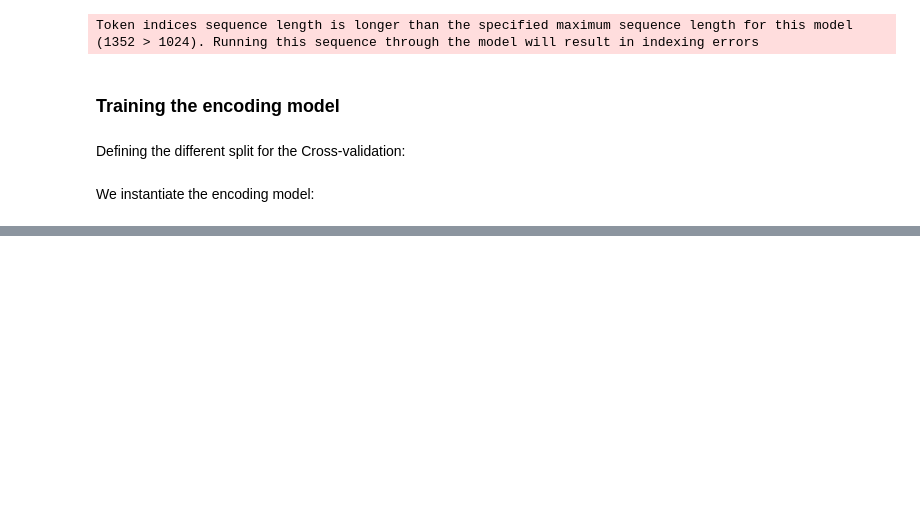
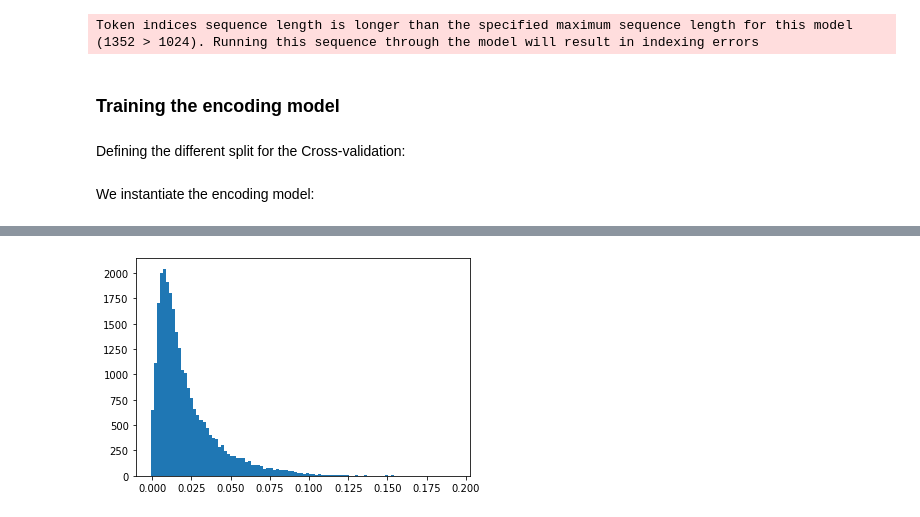
Before and after one commit to AlexandrePsq/fmri_encoder, a Jupyter notebook: main_notebook.ipynb, the cells around one changed output, grey strips where cells are left out. Saved outputs shown, nothing was run; the diff lists cells and outputs as text; code cells hidden in the pictures; blank space fills up the shorter version.

```diff
--- a/main_notebook.ipynb
+++ b/main_notebook.ipynb
@@ -467,0 +532,5 @@ len(data)
+# %%
+plt.hist(model.best_score_, bins=100)
+plt.show()
+# %% [output]
+[figure, added]
```
Also changed, not shown: parts of 16 cells of this notebook, 4 other files.
